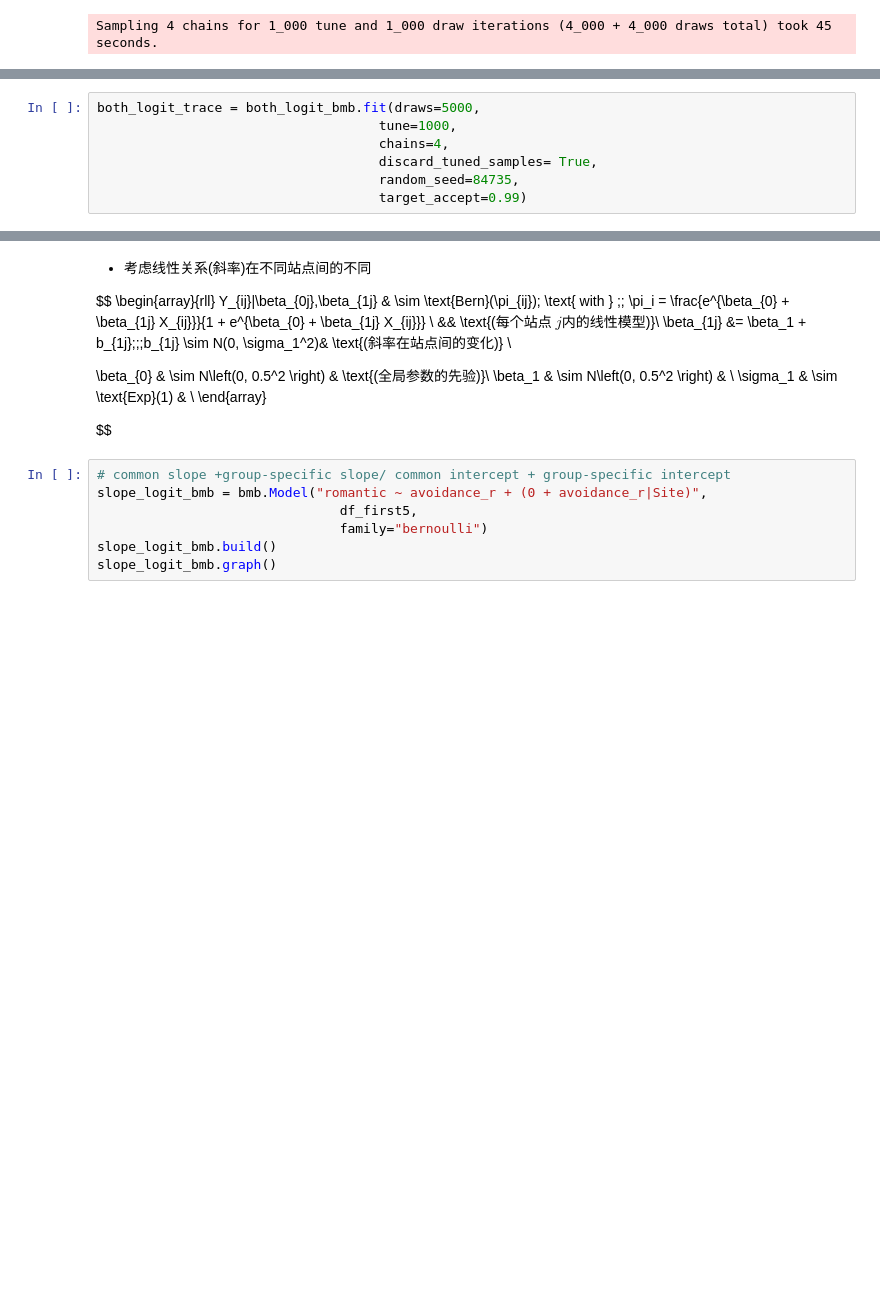
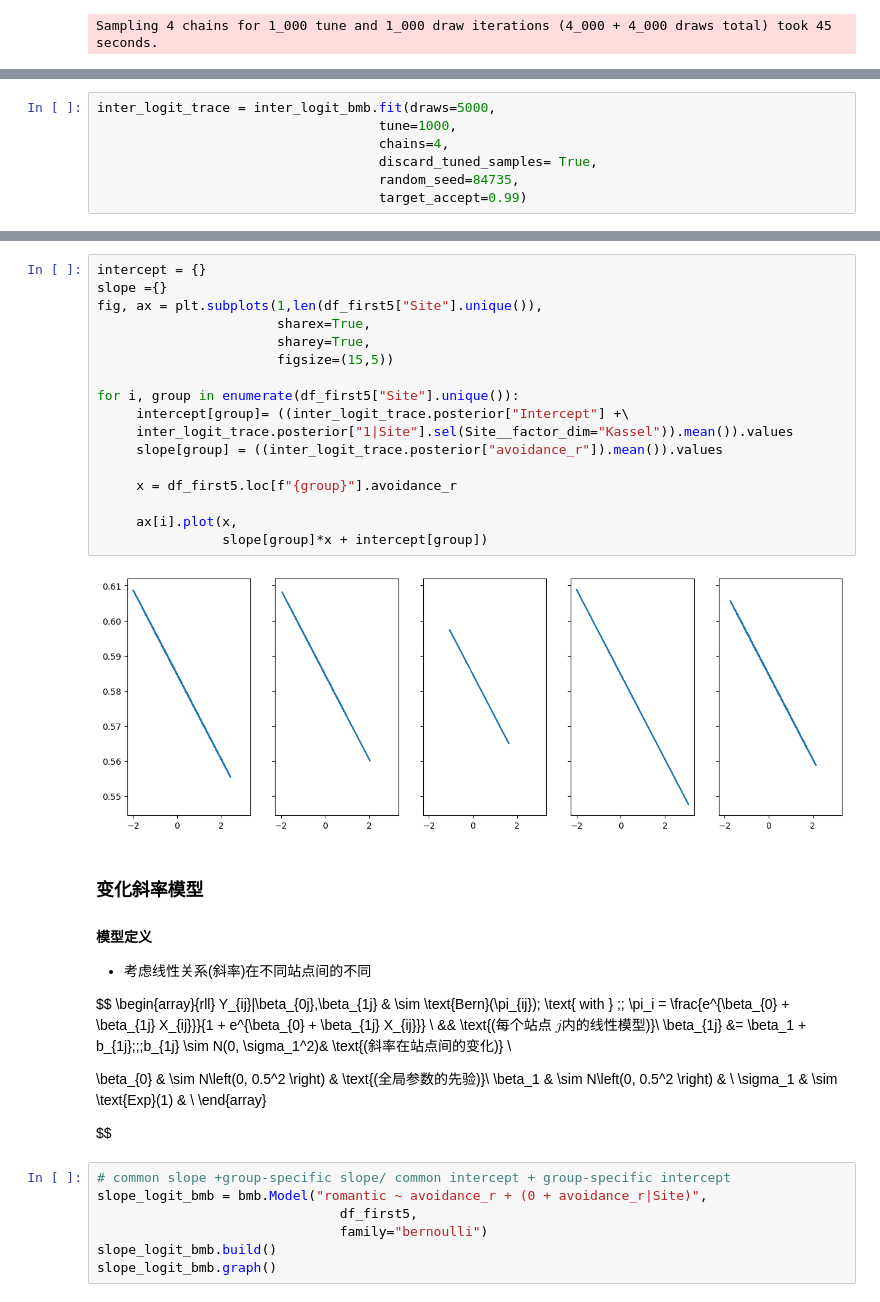
Before and after one commit to Utenna/PyBayesian, a Jupyter notebook: 2023/lin/lec15/lec15_v0.1.ipynb, the cells around one changed output, grey strips where cells are left out. Saved outputs shown, nothing was run; the diff lists cells and outputs as text; blank space fills up the shorter version.

```diff
--- a/2023/lin/lec15/lec15_v0.1.ipynb
+++ b/2023/lin/lec15/lec15_v0.1.ipynb
@@ -996,5 +1033,5 @@ inter_logit_bmb.graph()
 # %%
-both_logit_trace = both_logit_bmb.fit(draws=5000,
+inter_logit_trace = inter_logit_bmb.fit(draws=5000,
                                     tune=1000,
                                     chains=4,
                                     discard_tuned_samples= True,
@@ -1005,4 +1089,27 @@ both_logit_trace = both_logit_bmb.fit(draws=5000,
+# %%
+intercept = {}
+slope ={}
+fig, ax = plt.subplots(1,len(df_first5["Site"].unique()),
+                       sharex=True,
+                       sharey=True,
+                       figsize=(15,5))
+
+for i, group in enumerate(df_first5["Site"].unique()):
+     intercept[group]= ((inter_logit_trace.posterior["Intercept"] +\
+     inter_logit_trace.posterior["1|Site"].sel(Site__factor_dim="Kassel")).mean()).values
+     slope[group] = ((inter_logit_trace.posterior["avoidance_r"]).mean()).values
+
+     x = df_first5.loc[f"{group}"].avoidance_r
+
+     ax[i].plot(x,
+                slope[group]*x + intercept[group])
+# %% [output]
+[figure, added]
 # %% [markdown]
+### 变化斜率模型
+
+#### 模型定义
+
 * 考虑线性关系(斜率)在不同站点间的不同
 
 $$
```
Also changed, not shown: parts of 24 cells of this notebook.
